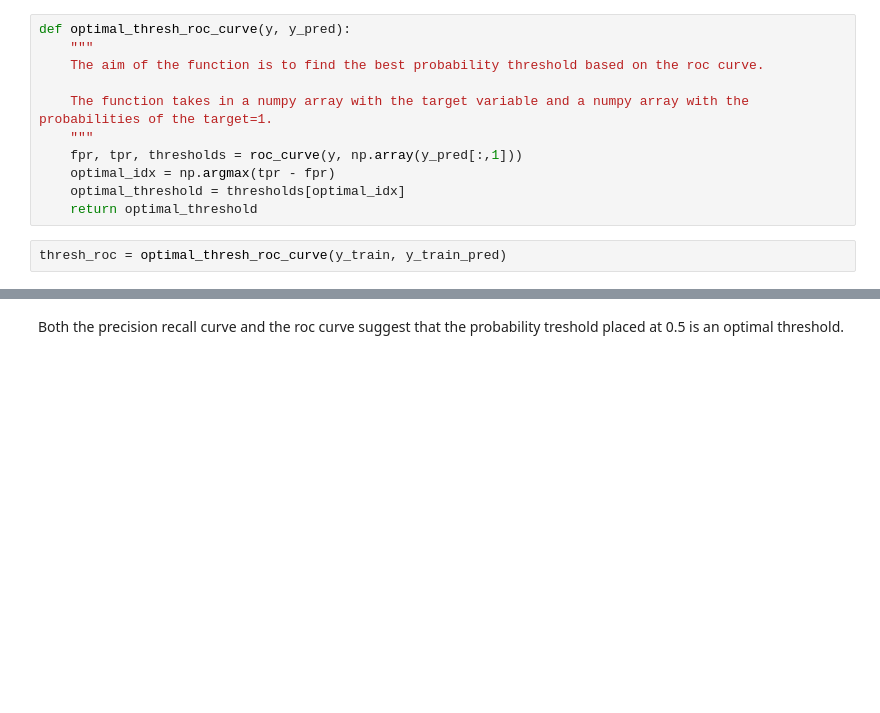
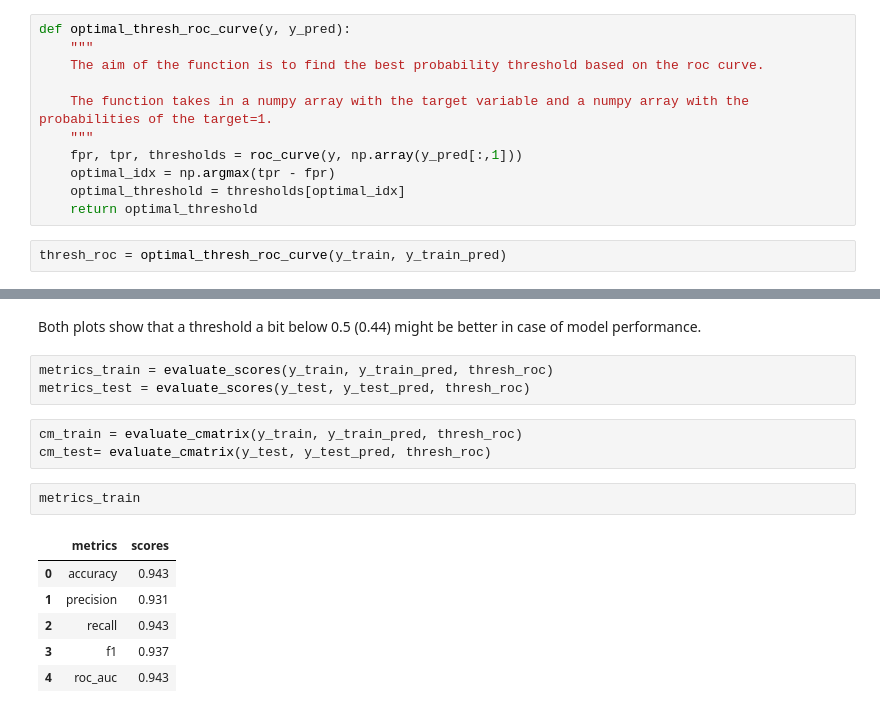
Before and after one commit to joanlenczuk/red_hat_project, a Jupyter notebook: modeling_red_hat.ipynb, the cells around one changed output, grey strips where cells are left out. Cells and saved outputs as stored; diff of their text form; blank space fills up the shorter version.

```diff
--- a/modeling_red_hat.ipynb
+++ b/modeling_red_hat.ipynb
@@ -691,2 +758,17 @@ thresh_roc
-# %% [markdown]
-Both the precision recall curve and the roc curve suggest that the probability treshold placed at 0.5 is an optimal threshold.
+# %% [markdown]
+Both plots show that a threshold a bit below 0.5 (0.44) might be better in case of model performance.
+# %%
+metrics_train = evaluate_scores(y_train, y_train_pred, thresh_roc)
+metrics_test = evaluate_scores(y_test, y_test_pred, thresh_roc)
+# %%
+cm_train = evaluate_cmatrix(y_train, y_train_pred, thresh_roc)
+cm_test= evaluate_cmatrix(y_test, y_test_pred, thresh_roc)
+# %%
+metrics_train
+# %% [output]
+|  | metrics | scores |
+| 0 | accuracy | 0.943 |
+| 1 | precision | 0.931 |
+| 2 | recall | 0.943 |
+| 3 | f1 | 0.937 |
+| 4 | roc_auc | 0.943 |
```
Also changed, not shown: parts of 37 cells of this notebook, 1 other file.
